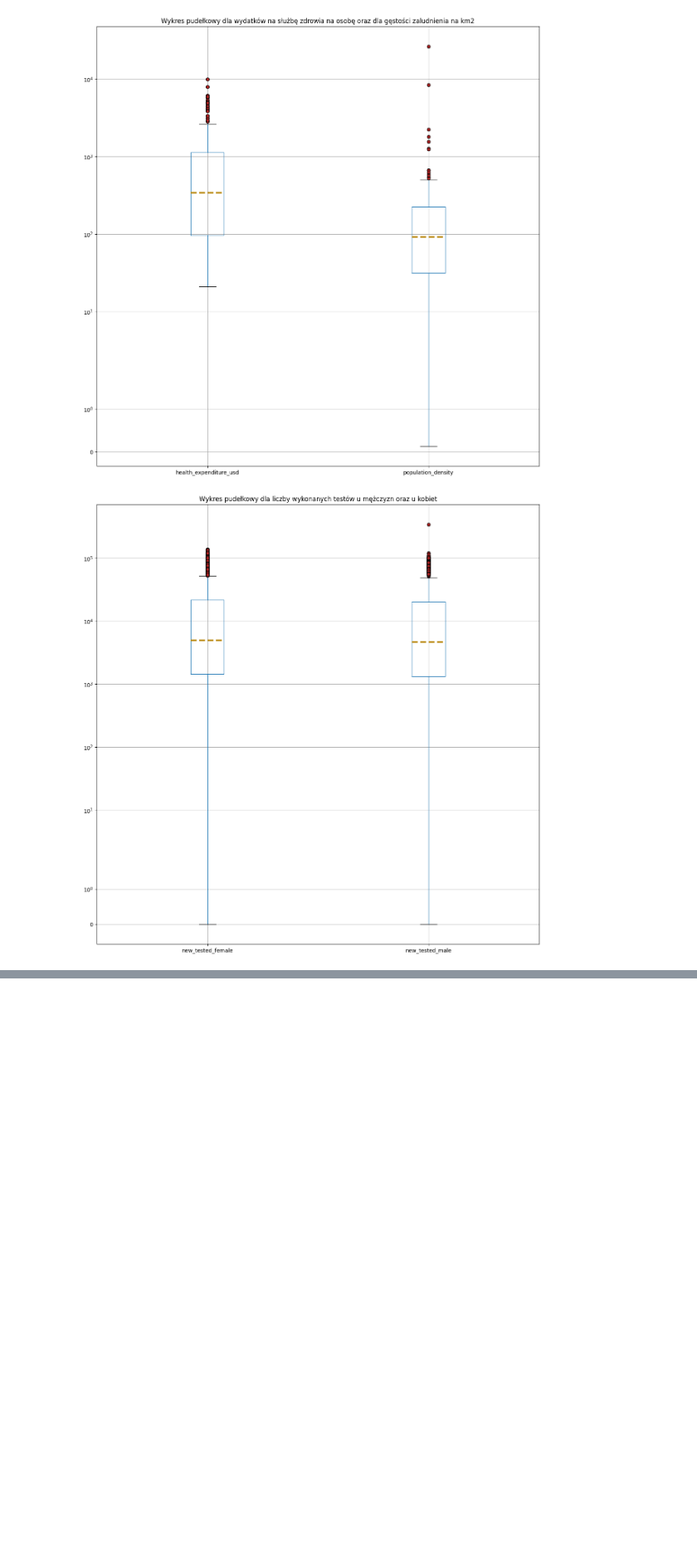
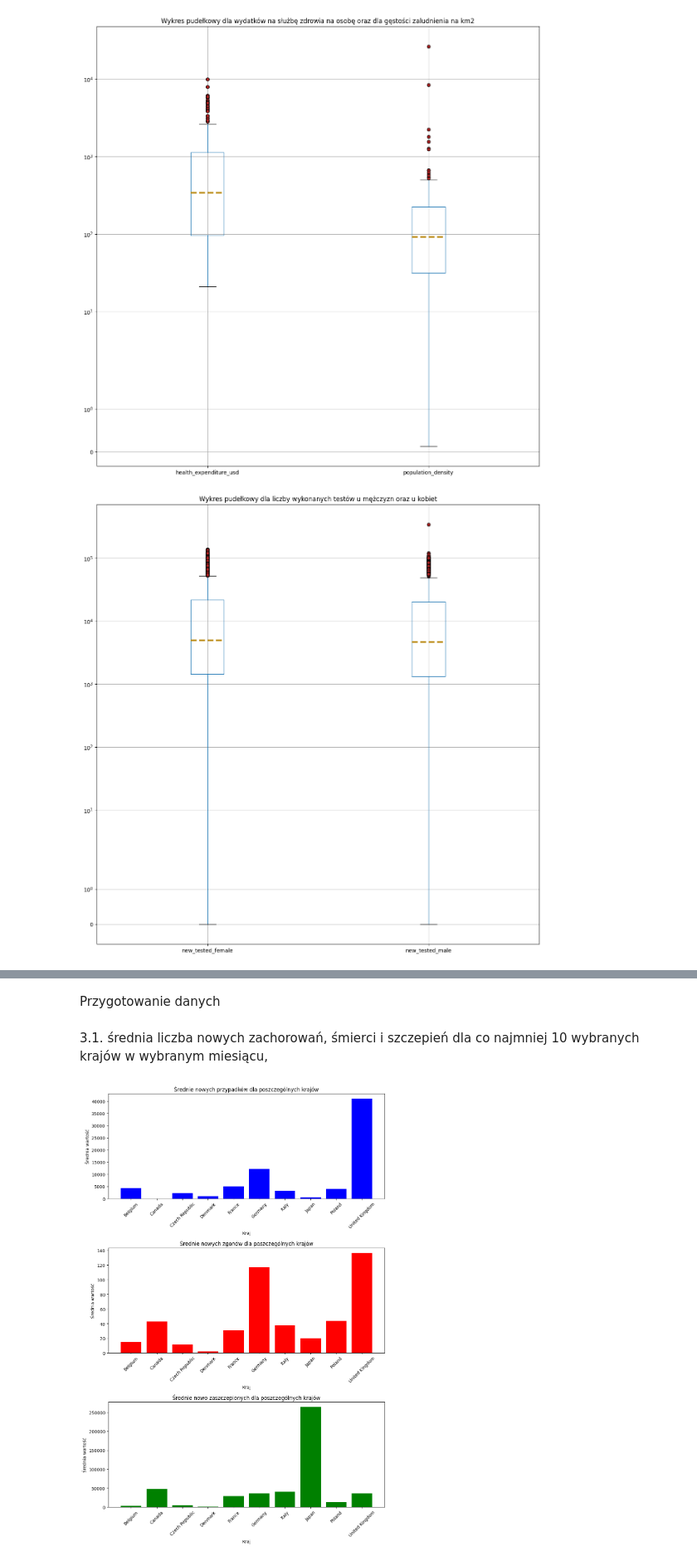
Before and after one commit to Toskyuu/BigData, a Jupyter notebook: zad2.ipynb, the cells around one changed output, grey strips where cells are left out. Shown at 83% size. Saved outputs shown, nothing was run; the diff lists cells and outputs as text; code cells hidden in the pictures; blank space fills up the shorter version.

```diff
--- a/zad2.ipynb
+++ b/zad2.ipynb
@@ -66,0 +87,49 @@ plt.show()
+# %% [markdown]
+Przygotowanie danych
+# %%
+import pandas as pd
+import matplotlib.pyplot as plt
+import numpy as np
+
+
+countries = ['Poland', 'Czech Republic', 'Germany', 'France', 'United Kingdom', 'Japan', 'Canada', 'Italy', 'Belgium', 'Denmark']
+
+
+merged_covid_df = pd.read_csv('wyniki\\merged_5.csv')
+merged_covid_df['date'] = pd.to_datetime(merged_covid_df['date'])
+df_filtered = merged_covid_df[(merged_covid_df['date'].dt.year == 2021) & (merged_covid_df['date'].dt.month == 10) & (merged_covid_df['country_name'].isin(countries))]
+# %% [markdown]
+3.1. średnia liczba nowych zachorowań, śmierci i szczepień dla co najmniej 10 wybranych krajów w wybranym miesiącu,
+# %%
+avg_values = df_filtered.groupby(['country_name']).agg({'new_confirmed': 'mean', 'new_deceased': 'mean', 'new_persons_vaccinated': 'mean'})
+avg_values.reset_index(inplace=True)
+
+index = np.arange(len(avg_values['country_name']))
+
+fig, ax = plt.subplots(3, 1, figsize=(10, 15))
+
+ax[0].bar(index, avg_values['new_confirmed'], color='blue', label='Nowe przypadki')
+ax[0].set_title('Średnie nowych przypadków dla poszczególnych krajów')
+ax[0].set_xlabel('Kraj')
+ax[0].set_ylabel('Średnia wartość')
+ax[0].set_xticks(index)
+ax[0].set_xticklabels(avg_values['country_name'], rotation=45)
+
+ax[1].bar(index, avg_values['new_deceased'], color='red', label='Nowe zgony')
+ax[1].set_title('Średnie nowych zgonów dla poszczególnych krajów')
+ax[1].set_xlabel('Kraj')
+ax[1].set_ylabel('Średnia wartość')
+ax[1].set_xticks(index)
+ax[1].set_xticklabels(avg_values['country_name'], rotation=45)
+
+ax[2].bar(index, avg_values['new_persons_vaccinated'], color='green', label='Nowo zaszczepieni')
+ax[2].set_title('Średnie nowo zaszczepionych dla poszczególnych krajów')
+ax[2].set_xlabel('Kraj')
+ax[2].set_ylabel('Średnia wartość')
+ax[2].set_xticks(index)
+ax[2].set_xticklabels(avg_values['country_name'], rotation=45)
+
+plt.tight_layout()
+plt.show()
+# %% [output]
+[figure, added]
```
Also changed, not shown: parts of 6 cells of this notebook.
